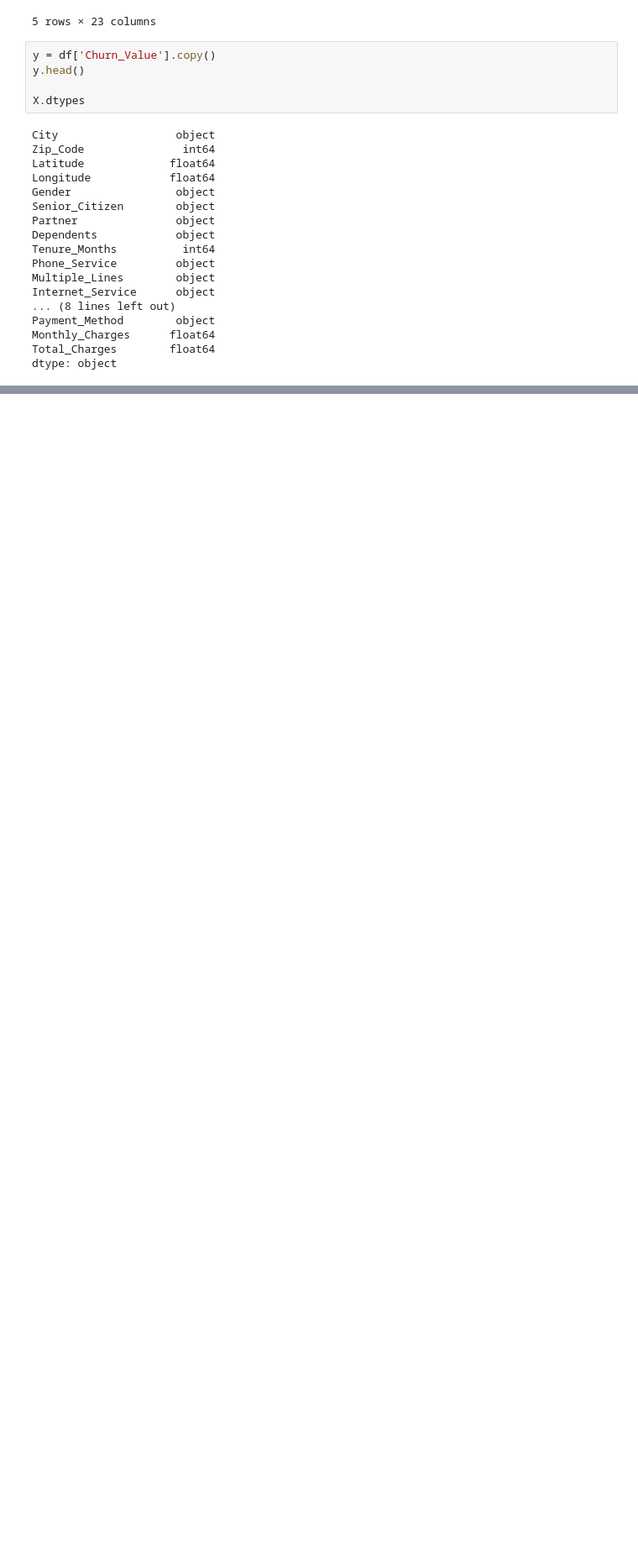
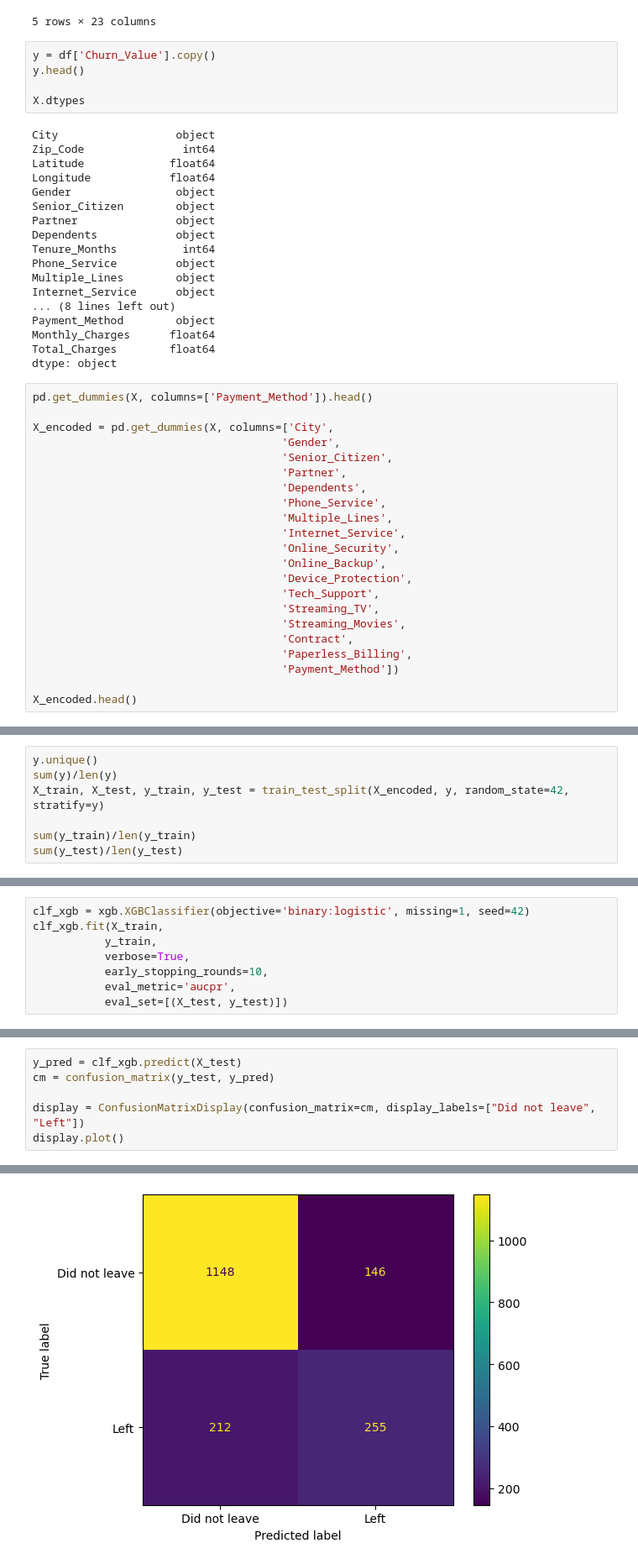
Before and after one commit to jahmezz/Statquest-follow, a Jupyter notebook: XGBoost.ipynb, the cells around one changed output, grey strips where cells are left out. Shown: that part at 84% size. Drawn from its saved outputs; the diff is of its cells as text; blank space fills up the shorter version.

```diff
--- a/XGBoost.ipynb
+++ b/XGBoost.ipynb
@@ -175,3 +175,25 @@ Payment_Method        object
 Monthly_Charges      float64
 Total_Charges        float64
 dtype: object
+# %%
+pd.get_dummies(X, columns=['Payment_Method']).head()
+
+X_encoded = pd.get_dummies(X, columns=['City',
+                                      'Gender',
+                                      'Senior_Citizen',
+                                      'Partner',
+                                      'Dependents',
+                                      'Phone_Service',
+                                      'Multiple_Lines',
+                                      'Internet_Service',
+                                      'Online_Security',
+                                      'Online_Backup',
+                                      'Device_Protection',
+                                      'Tech_Support',
+                                      'Streaming_TV',
+                                      'Streaming_Movies',
+                                      'Contract',
+                                      'Paperless_Billing',
+                                      'Payment_Method'])
+
+X_encoded.head()
@@ -177,0 +208,7 @@ dtype: object
+# %%
+y.unique()
+sum(y)/len(y)
+X_train, X_test, y_train, y_test = train_test_split(X_encoded, y, random_state=42, stratify=y)
+
+sum(y_train)/len(y_train)
+sum(y_test)/len(y_test)
@@ -177,0 +217,8 @@ dtype: object
+# %%
+clf_xgb = xgb.XGBClassifier(objective='binary:logistic', missing=1, seed=42)
+clf_xgb.fit(X_train,
+           y_train,
+           verbose=True,
+           early_stopping_rounds=10,
+           eval_metric='aucpr',
+           eval_set=[(X_test, y_test)])
@@ -177,0 +252,7 @@ dtype: object
+# %%
+y_pred = clf_xgb.predict(X_test)
+cm = confusion_matrix(y_test, y_pred)
+
+display = ConfusionMatrixDisplay(confusion_matrix=cm, display_labels=["Did not leave", "Left"])
+display.plot()
+# %% [output]
@@ -177,0 +260 @@ dtype: object
+[figure, added]
```
Also changed, not shown: parts of 9 cells of this notebook.
